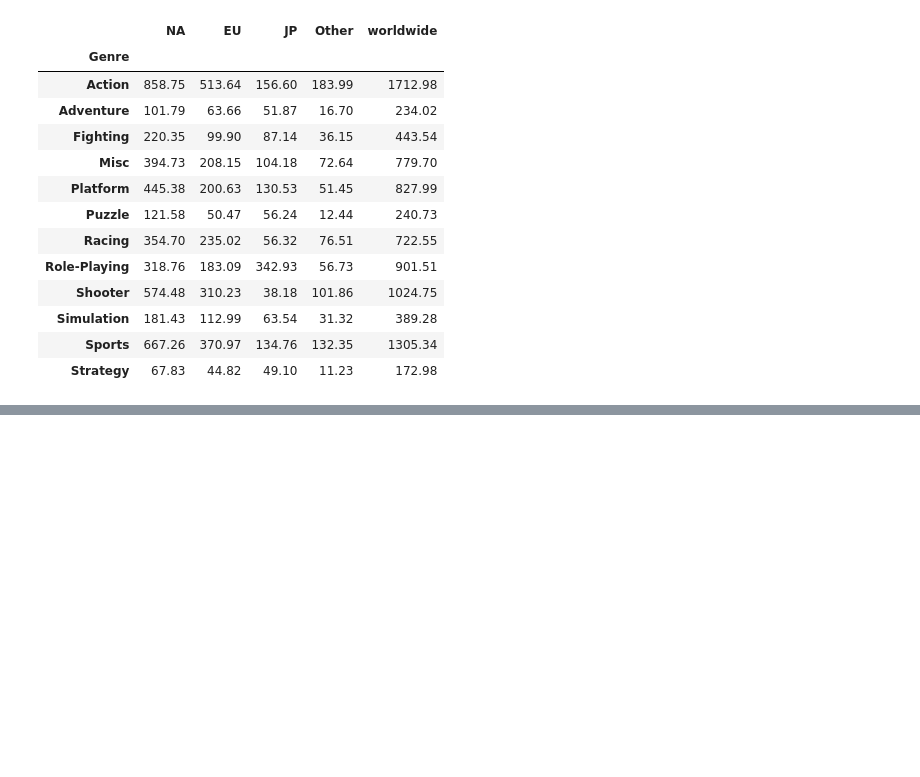
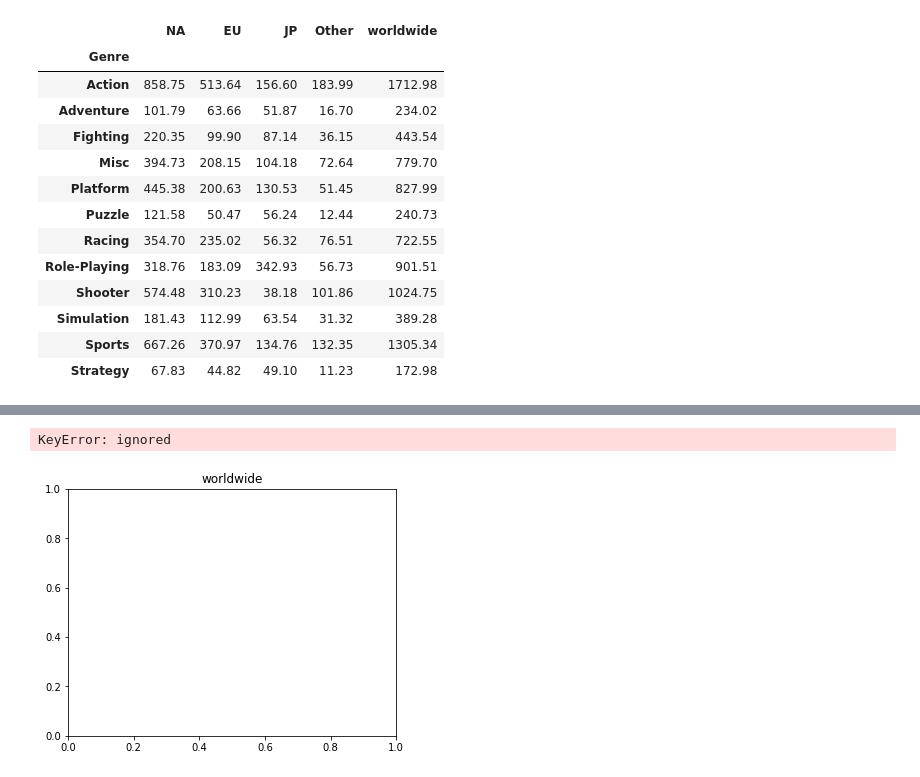
Before and after one commit to jennifer060697/AI15_Project, a Jupyter notebook: project 1 _ games.ipynb, the cells around one changed output, grey strips where cells are left out. Drawn from its saved outputs; the diff is of its cells as text; code cells hidden in the pictures; blank space fills up the shorter version.

```diff
--- a/project 1 _ games.ipynb
+++ b/project 1 _ games.ipynb
@@ -315,0 +331,10 @@ plt.show()
+# %%
+plt.figure(figsize=(20,10))
+
+plt.subplot(231)
+plt.title('worldwide')
+plt.bar(x = df1_worldwide_pivot[0], height = df1_worldwide_pivot[0])
+plt.xticks(rotation=90)
+# %% [output]
+KeyError: ignored
+[figure, added]
```
Also changed, not shown: parts of 12 cells of this notebook.
